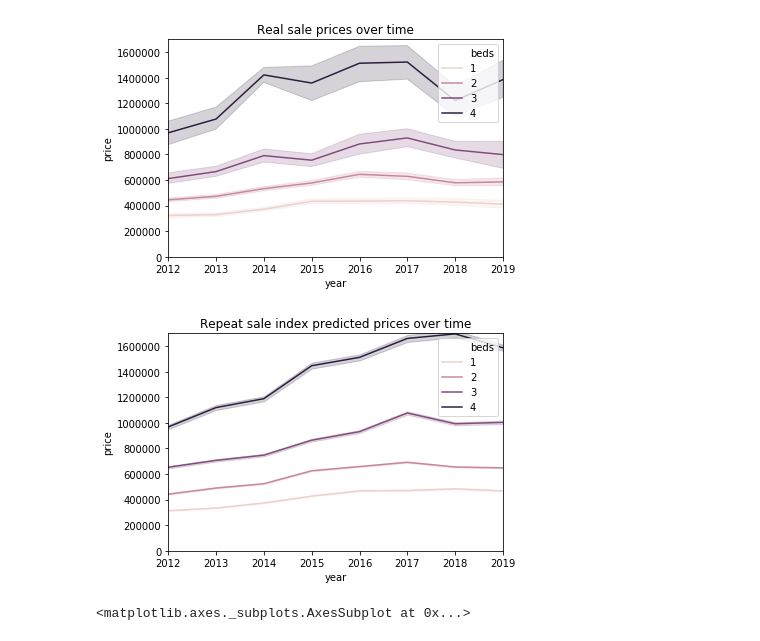
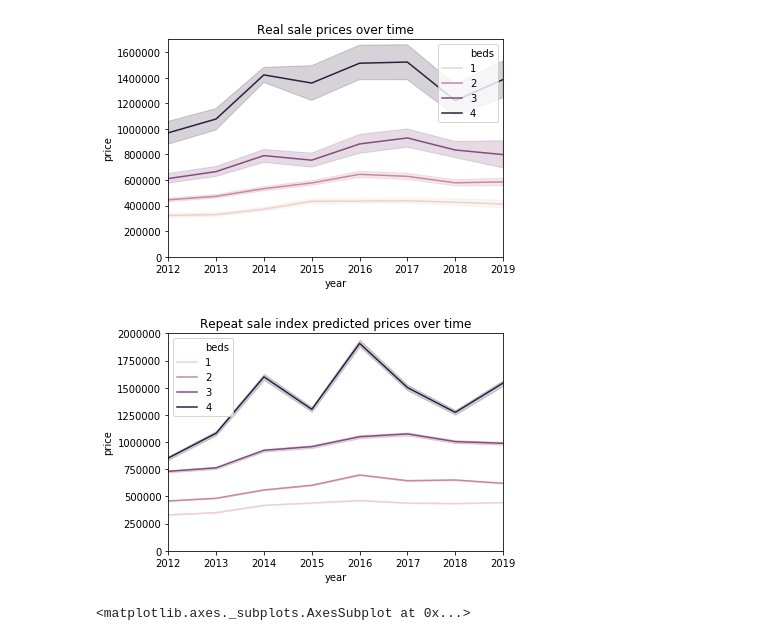
Before and after one commit to angelrureLurtis/LondonNW6, a Jupyter notebook: sales_index.ipynb, the cells around one changed output. Cells and saved outputs as stored; diff of their text form; code cells hidden in the pictures.

```diff
--- a/sales_index.ipynb
+++ b/sales_index.ipynb
@@ -83,8 +87,5 @@ def compute_agg_rental_prices():
     return rent_data_agg
 # %%
 # The repeat sales inde for the sales and the rents are calculated
-rsi = compute_repeat_sales_index()
-rri = compute_repeat_rents_index()
-rri.index = range(2012, 2020, 1)
-rsi.index = range(1997, 2021, 1)
-rri = rri.sort_index(ascending=False)
+rsi = compute_repeat_sales_index(1995)
+rri = compute_repeat_rents_index(2011)
@@ -93,5 +103,6 @@ rri = rri.sort_index(ascending=False)
 data = pd.read_csv('nw6_data_rent.csv', index_col = 0)
 data_sales = pd.read_csv('nw6_data_sale.csv', index_col = 0)
 data_sales = data_sales[data_sales['beds']>0]
+data_sales = data_sales[data_sales['beds']<5]
+data_sales = data_sales[data_sales['year'] > 1996]
 data = data[data['beds']<5]
-data_sales = data_sales[data_sales['beds']<5]
@@ -130,14 +125,14 @@ data.to_csv('nw6_data_rent_prev_years_prediction.csv')
 def infer_future_prices(serie):
     y, b, p = serie[['year', 'beds', 'price']]
     b = str(b+1)
-    y = max(1997, y)
+    #y = max(1997, y)
     return (rsi.loc[y:2019,b] - rsi.loc[y,b] + log(p)).apply(exp)
 # %%
 inf_prices_sales = data_sales.apply(infer_future_prices, axis=1)
 # %%
 inf_prices_sales = data_sales.join(inf_prices_sales)
 # %%
-inf_prices_sales= inf_prices_sales.melt(id_vars=data_sales.columns[0:7].tolist(), value_vars=range(2012, 2020)).rename(columns=\
+inf_prices_sales= inf_prices_sales.melt(id_vars=data_sales.columns.tolist(), value_vars=range(2012, 2020)).rename(columns=\
                                                    {'price':'real_price',
                                                     'year':'real_year',
                                                     'variable':'year',
@@ -180,12 +175,12 @@ plt.show()
 [figure]
 # %%
 plt.xlim(2012, 2019)
-plt.ylim(0, 1700000)
+plt.ylim(0, 2000000)
 sns.lineplot(data=inf_prices_sales, x='year', y='price', hue='beds')
 plt.title('Repeat sale index predicted prices over time')
 plt.show()
 # %% [output]
-[figure, old version]
+[figure, new version]
 # %%
 rent_data_agg = compute_agg_rental_prices()
 rent_data_agg = rent_data_agg[rent_data_agg['beds']>0]
```
Also changed, not shown: parts of 9 cells of this notebook, 3 other files.
